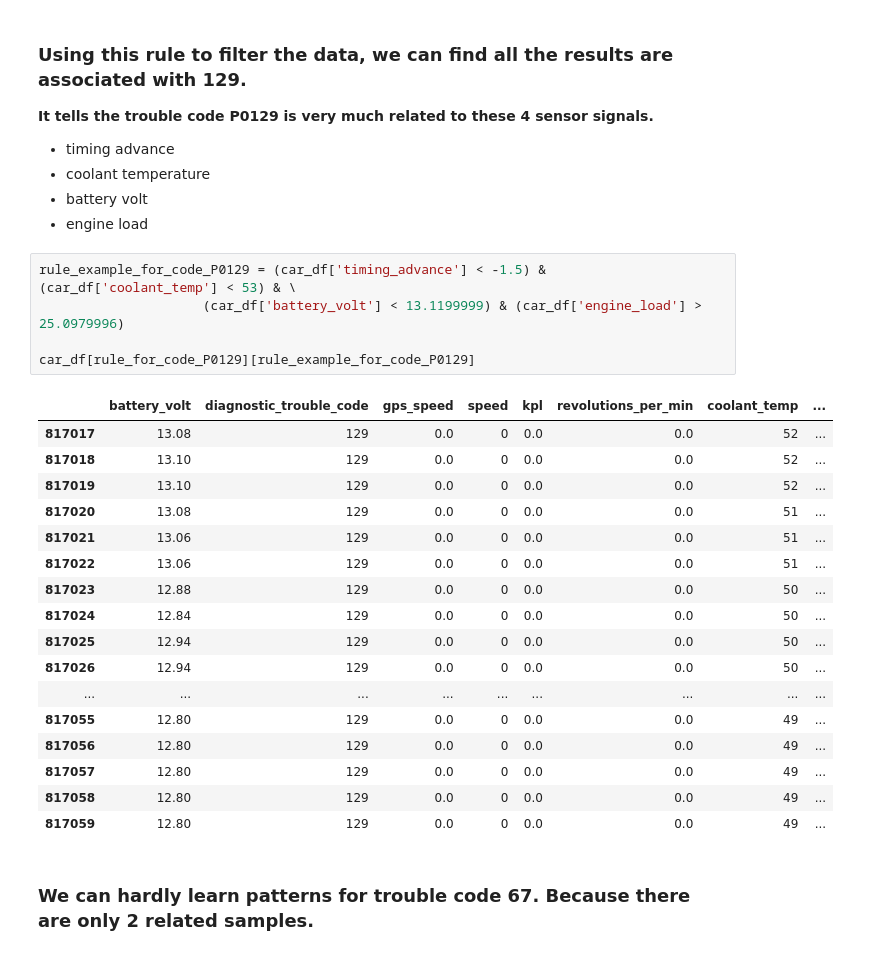
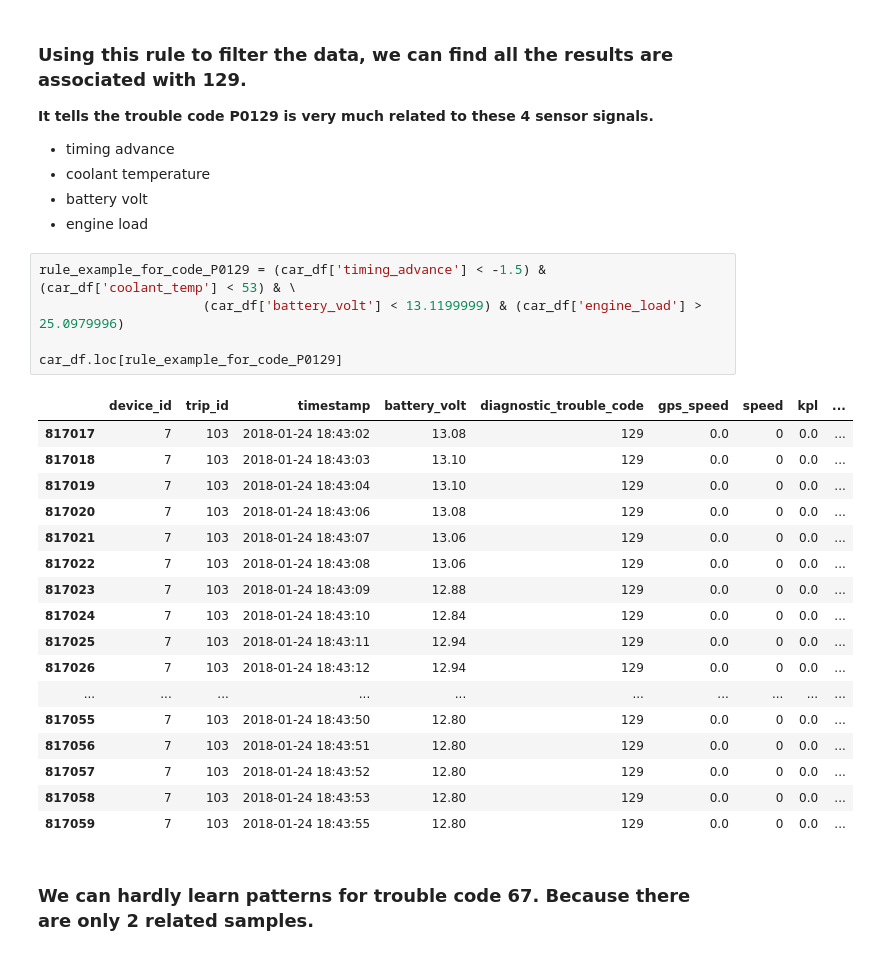
Before and after one commit to qirun-chen/getting-into-telematics, a Jupyter notebook: Diagostic trouble code prediction.ipynb, the cells around one changed output. Saved outputs shown, nothing was run; the diff lists cells and outputs as text.

```diff
--- a/Diagostic trouble code prediction.ipynb
+++ b/Diagostic trouble code prediction.ipynb
@@ -233,26 +233,26 @@ The values on leaves are logits the model outputs. We need to convert them into
 # %%
 rule_example_for_code_P0129 = (car_df['timing_advance'] < -1.5) & (car_df['coolant_temp'] < 53) & \
                      (car_df['battery_volt'] < 13.1199999) & (car_df['engine_load'] > 25.0979996)
 
-car_df[rule_for_code_P0129][rule_example_for_code_P0129]
+car_df.loc[rule_example_for_code_P0129]
 # %% [output]
-|  | battery_volt | diagnostic_trouble_code | gps_speed | speed | kpl | revolutions_per_min | coolant_temp | ... |
-| 817017 | 13.08 | 129 | 0.0 | 0 | 0.0 | 0.0 | 52 | ... |
-| 817018 | 13.10 | 129 | 0.0 | 0 | 0.0 | 0.0 | 52 | ... |
-| 817019 | 13.10 | 129 | 0.0 | 0 | 0.0 | 0.0 | 52 | ... |
-| 817020 | 13.08 | 129 | 0.0 | 0 | 0.0 | 0.0 | 51 | ... |
-| 817021 | 13.06 | 129 | 0.0 | 0 | 0.0 | 0.0 | 51 | ... |
-| 817022 | 13.06 | 129 | 0.0 | 0 | 0.0 | 0.0 | 51 | ... |
-| 817023 | 12.88 | 129 | 0.0 | 0 | 0.0 | 0.0 | 50 | ... |
-| 817024 | 12.84 | 129 | 0.0 | 0 | 0.0 | 0.0 | 50 | ... |
-| 817025 | 12.94 | 129 | 0.0 | 0 | 0.0 | 0.0 | 50 | ... |
-| 817026 | 12.94 | 129 | 0.0 | 0 | 0.0 | 0.0 | 50 | ... |
-| ... | ... | ... | ... | ... | ... | ... | ... | ... |
-| 817055 | 12.80 | 129 | 0.0 | 0 | 0.0 | 0.0 | 49 | ... |
-| 817056 | 12.80 | 129 | 0.0 | 0 | 0.0 | 0.0 | 49 | ... |
-| 817057 | 12.80 | 129 | 0.0 | 0 | 0.0 | 0.0 | 49 | ... |
-| 817058 | 12.80 | 129 | 0.0 | 0 | 0.0 | 0.0 | 49 | ... |
-| 817059 | 12.80 | 129 | 0.0 | 0 | 0.0 | 0.0 | 49 | ... |
+|  | device_id | trip_id | timestamp | battery_volt | diagnostic_trouble_code | gps_speed | speed | kpl | ... |
+| 817017 | 7 | 103 | 2018-01-24 18:43:02 | 13.08 | 129 | 0.0 | 0 | 0.0 | ... |
+| 817018 | 7 | 103 | 2018-01-24 18:43:03 | 13.10 | 129 | 0.0 | 0 | 0.0 | ... |
+| 817019 | 7 | 103 | 2018-01-24 18:43:04 | 13.10 | 129 | 0.0 | 0 | 0.0 | ... |
+| 817020 | 7 | 103 | 2018-01-24 18:43:06 | 13.08 | 129 | 0.0 | 0 | 0.0 | ... |
+| 817021 | 7 | 103 | 2018-01-24 18:43:07 | 13.06 | 129 | 0.0 | 0 | 0.0 | ... |
+| 817022 | 7 | 103 | 2018-01-24 18:43:08 | 13.06 | 129 | 0.0 | 0 | 0.0 | ... |
+| 817023 | 7 | 103 | 2018-01-24 18:43:09 | 12.88 | 129 | 0.0 | 0 | 0.0 | ... |
+| 817024 | 7 | 103 | 2018-01-24 18:43:10 | 12.84 | 129 | 0.0 | 0 | 0.0 | ... |
+| 817025 | 7 | 103 | 2018-01-24 18:43:11 | 12.94 | 129 | 0.0 | 0 | 0.0 | ... |
+| 817026 | 7 | 103 | 2018-01-24 18:43:12 | 12.94 | 129 | 0.0 | 0 | 0.0 | ... |
+| ... | ... | ... | ... | ... | ... | ... | ... | ... | ... |
+| 817055 | 7 | 103 | 2018-01-24 18:43:50 | 12.80 | 129 | 0.0 | 0 | 0.0 | ... |
+| 817056 | 7 | 103 | 2018-01-24 18:43:51 | 12.80 | 129 | 0.0 | 0 | 0.0 | ... |
+| 817057 | 7 | 103 | 2018-01-24 18:43:52 | 12.80 | 129 | 0.0 | 0 | 0.0 | ... |
+| 817058 | 7 | 103 | 2018-01-24 18:43:53 | 12.80 | 129 | 0.0 | 0 | 0.0 | ... |
+| 817059 | 7 | 103 | 2018-01-24 18:43:55 | 12.80 | 129 | 0.0 | 0 | 0.0 | ... |
 # %% [markdown]
 ### We can hardly learn patterns for trouble code 67. Because there are only 2 related samples.
 # %%
```
Also changed, not shown: parts of 4 cells of this notebook.
